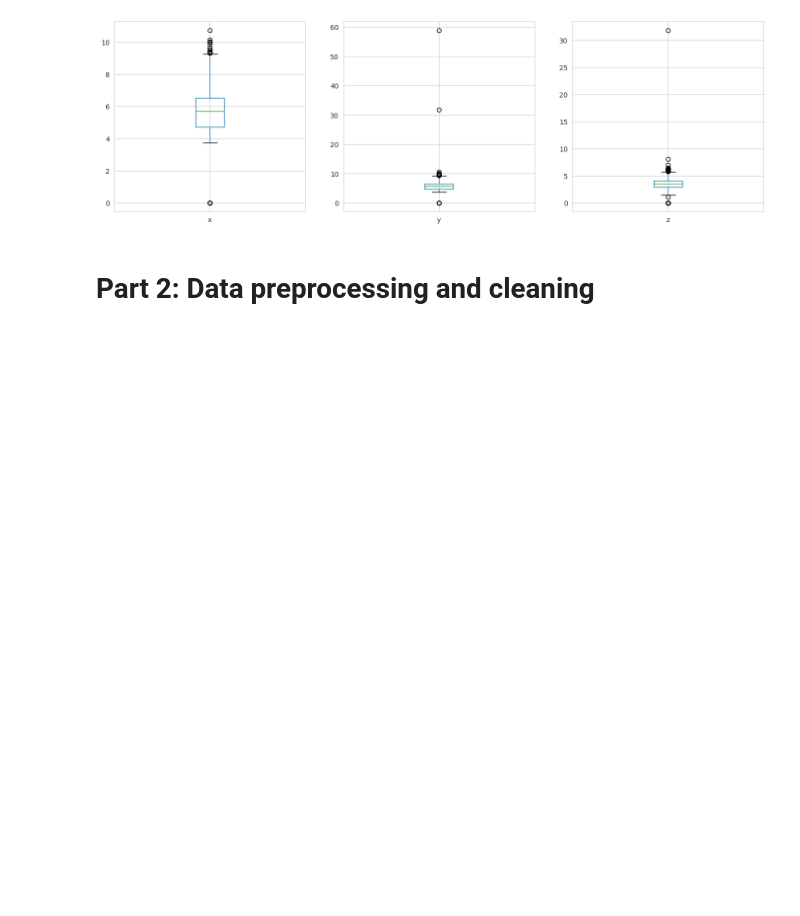
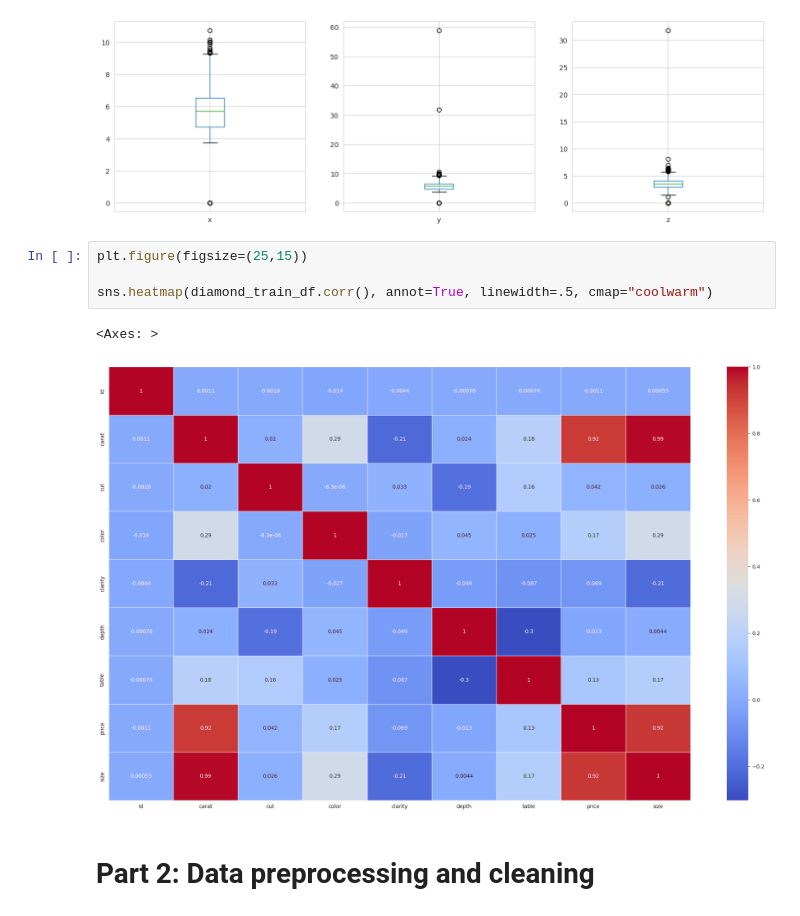
Before and after one commit to omarwadi/EDA, a Jupyter notebook: Diamond_Case_Study.ipynb, the cells around one changed output. Cells and saved outputs as stored; diff of their text form; blank space fills up the shorter version.

```diff
--- a/Diamond_Case_Study.ipynb
+++ b/Diamond_Case_Study.ipynb
@@ -225,6 +310,13 @@ diamond_train_df[['z']].boxplot()
 # %% [output]
 <Axes: >
 [figure]
+# %%
+plt.figure(figsize=(25,15))
+
+sns.heatmap(diamond_train_df.corr(), annot=True, linewidth=.5, cmap="coolwarm")
+# %% [output]
+<Axes: >
+[figure, added]
 # %% [markdown]
 # **Part 2: Data preprocessing and cleaning**
 # %% [markdown]
```
Also changed, not shown: parts of 27 cells of this notebook.
